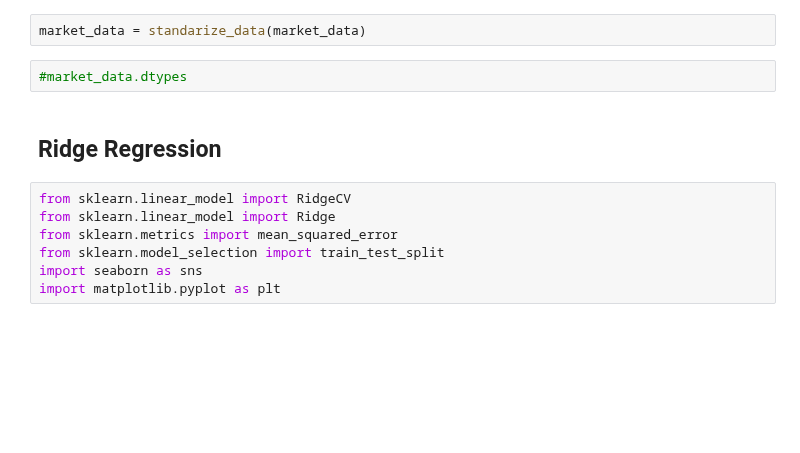
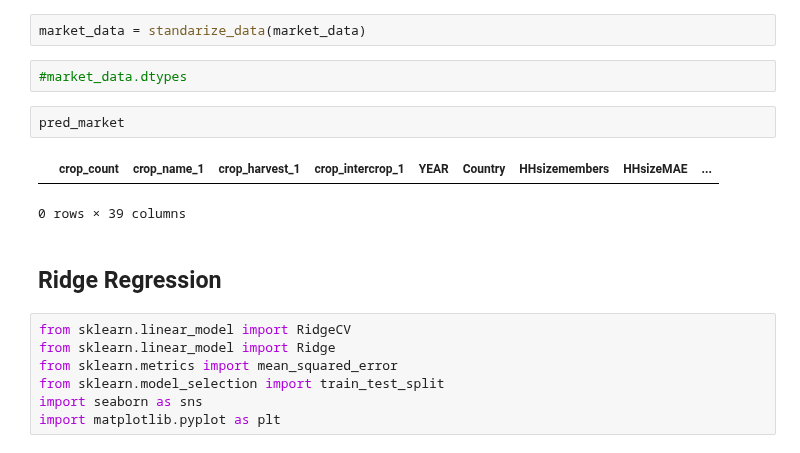
Before and after one commit to laporpe/STA_208, a Jupyter notebook: finalized_code/Ridge_reg.ipynb, the cells around one changed output. Cells and saved outputs as stored; diff of their text form; blank space fills up the shorter version.

```diff
--- a/finalized_code/Ridge_reg.ipynb
+++ b/finalized_code/Ridge_reg.ipynb
@@ -66,6 +111,11 @@ def standarize_data(df):
 market_data = standarize_data(market_data)
 # %%
 #market_data.dtypes
+# %%
+pred_market
+# %% [output]
+|  | crop_count | crop_name_1 | crop_harvest_1 | crop_intercrop_1 | YEAR | Country | HHsizemembers | HHsizeMAE | ... |
+0 rows × 39 columns
 # %% [markdown]
 ## Ridge Regression
 # %%
```
Also changed, not shown: parts of 5 cells of this notebook.
